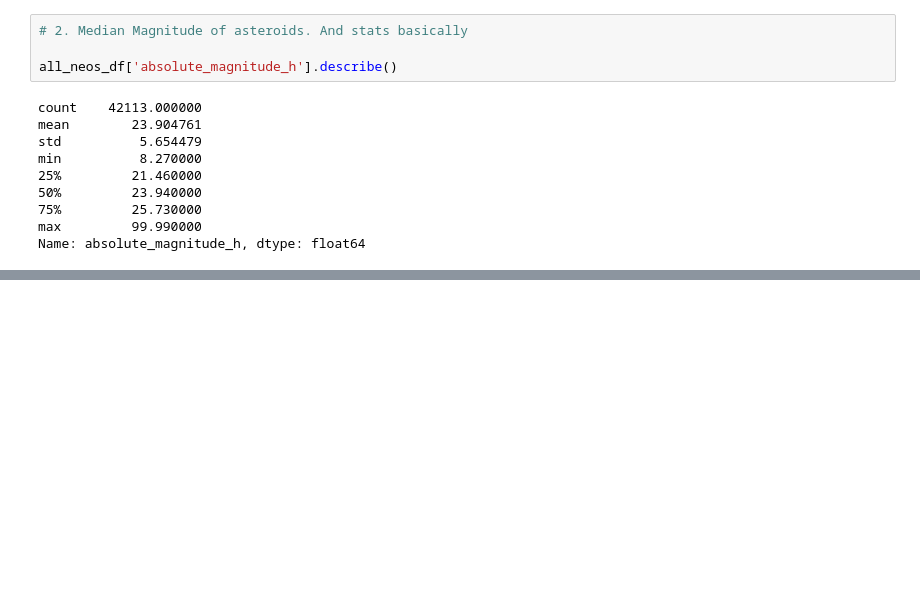
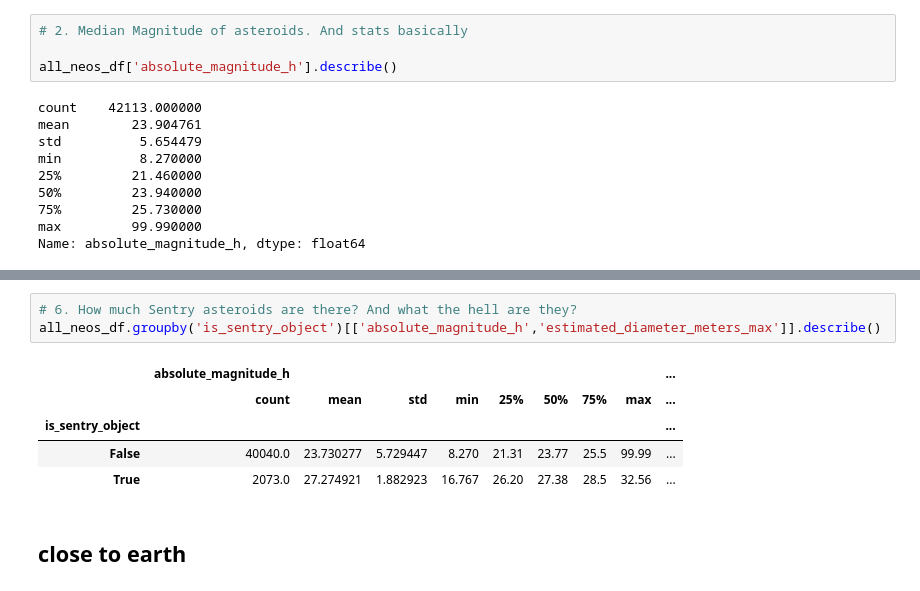
Before and after one commit to baakhoff/research, a Jupyter notebook: notebooks/nasa_research.ipynb, the cells around one changed output, grey strips where cells are left out. Drawn from its saved outputs; the diff is of its cells as text; blank space fills up the shorter version.

```diff
--- a/notebooks/nasa_research.ipynb
+++ b/notebooks/nasa_research.ipynb
@@ -215,0 +277,11 @@ fig.show()
+# %%
+# 6. How much Sentry asteroids are there? And what the hell are they?
+all_neos_df.groupby('is_sentry_object')[['absolute_magnitude_h','estimated_diameter_meters_max']].describe()
+# %% [output]
+|  | absolute_magnitude_h |  |  |  |  |  |  |  | ... |
+|  | count | mean | std | min | 25% | 50% | 75% | max | ... |
+| is_sentry_object |  |  |  |  |  |  |  |  | ... |
+| False | 40040.0 | 23.730277 | 5.729447 | 8.270 | 21.31 | 23.77 | 25.5 | 99.99 | ... |
+| True | 2073.0 | 27.274921 | 1.882923 | 16.767 | 26.20 | 27.38 | 28.5 | 32.56 | ... |
+# %% [markdown]
+## close to earth
```
Also changed, not shown: parts of 7 cells of this notebook, 1 other file.
